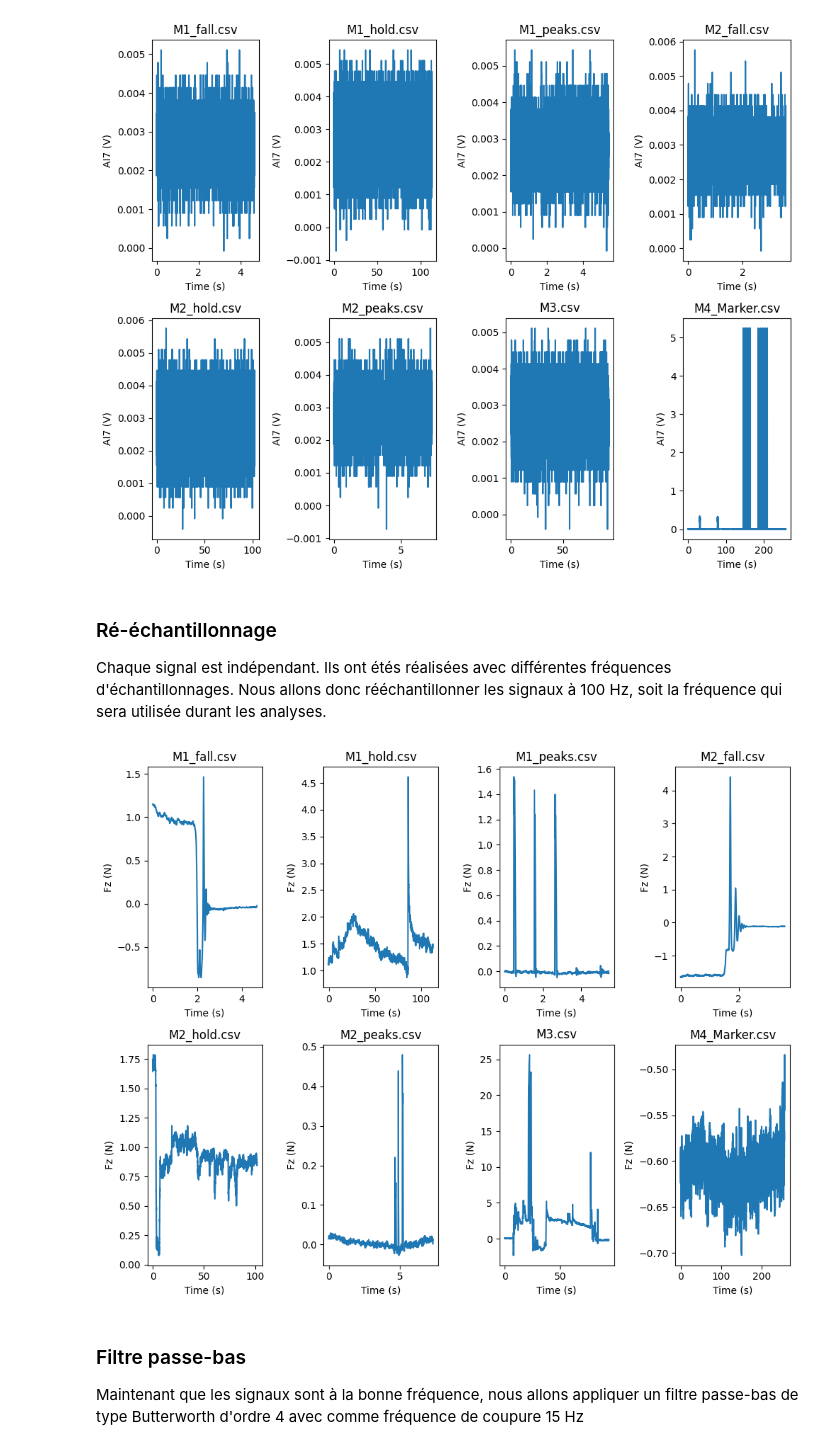
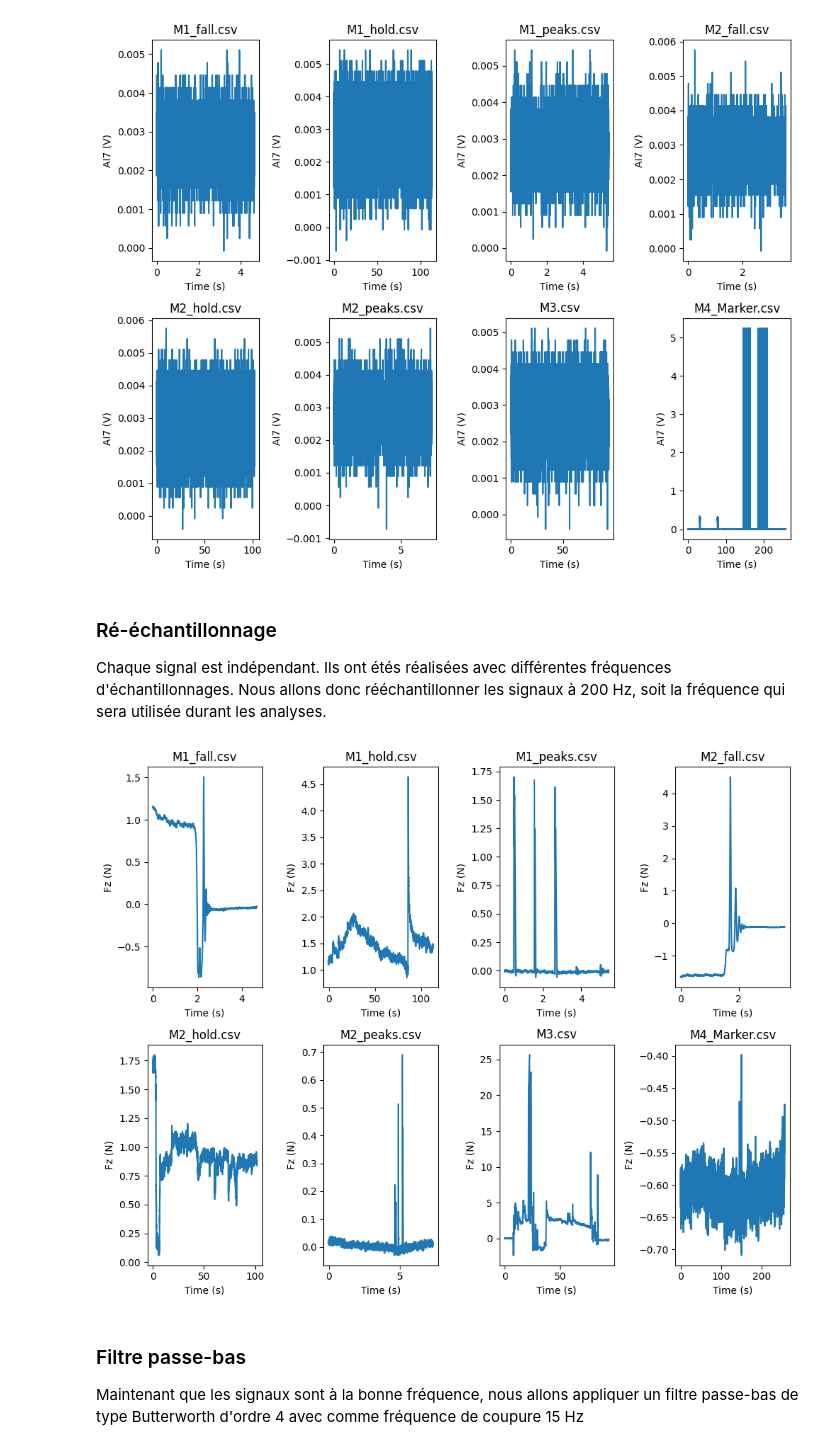
Before and after one commit to AntoineCOLLETTEetu/AAGRIPRobotM1SCE_AC_analyse, a Jupyter notebook: analyse.ipynb, the cells around one changed output. Saved outputs shown, nothing was run; the diff lists cells and outputs as text; code cells hidden in the pictures.

```diff
--- a/analyse.ipynb
+++ b/analyse.ipynb
@@ -46,12 +46,12 @@ Show_Signal(x=COLUMNS[0], y=COLUMNS[2])
 # %% [markdown]
 ### Ré-échantillonnage
 Chaque signal est indépendant. Ils ont étés réalisées avec différentes fréquences d'échantillonnages.
-Nous allons donc rééchantillonner les signaux à 100 Hz, soit la fréquence qui sera utilisée durant les analyses.
+Nous allons donc rééchantillonner les signaux à 200 Hz, soit la fréquence qui sera utilisée durant les analyses.
 # %%
-Resample_All_Signal(100)
+Resample_All_Signal(200)
 Show_Signal(COLUMNS[0], COLUMNS[1])
 # %% [output]
-[figure, old version]
+[figure, new version]
 # %% [markdown]
 ### Filtre passe-bas
 Maintenant que les signaux sont à la bonne fréquence, nous allons appliquer un filtre passe-bas de type Butterworth d'ordre 4 avec comme fréquence de coupure 15 Hz
```
Also changed, not shown: parts of 8 cells of this notebook, 1 other file.
